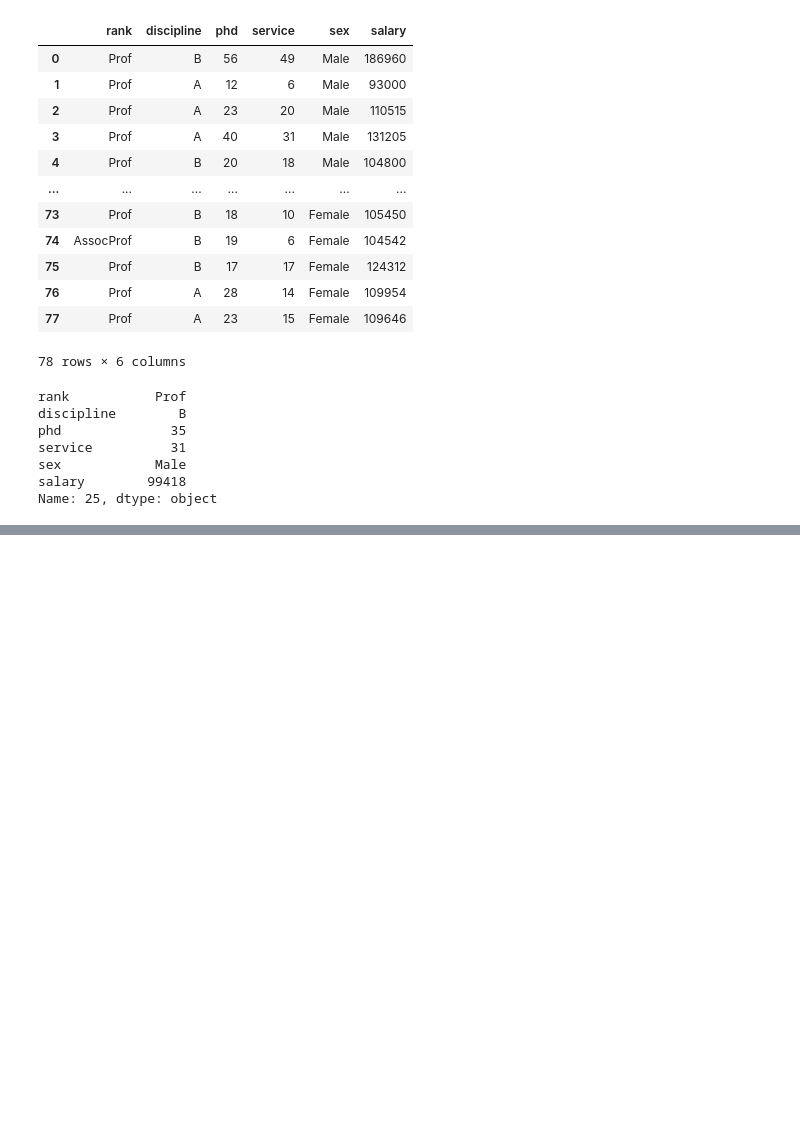
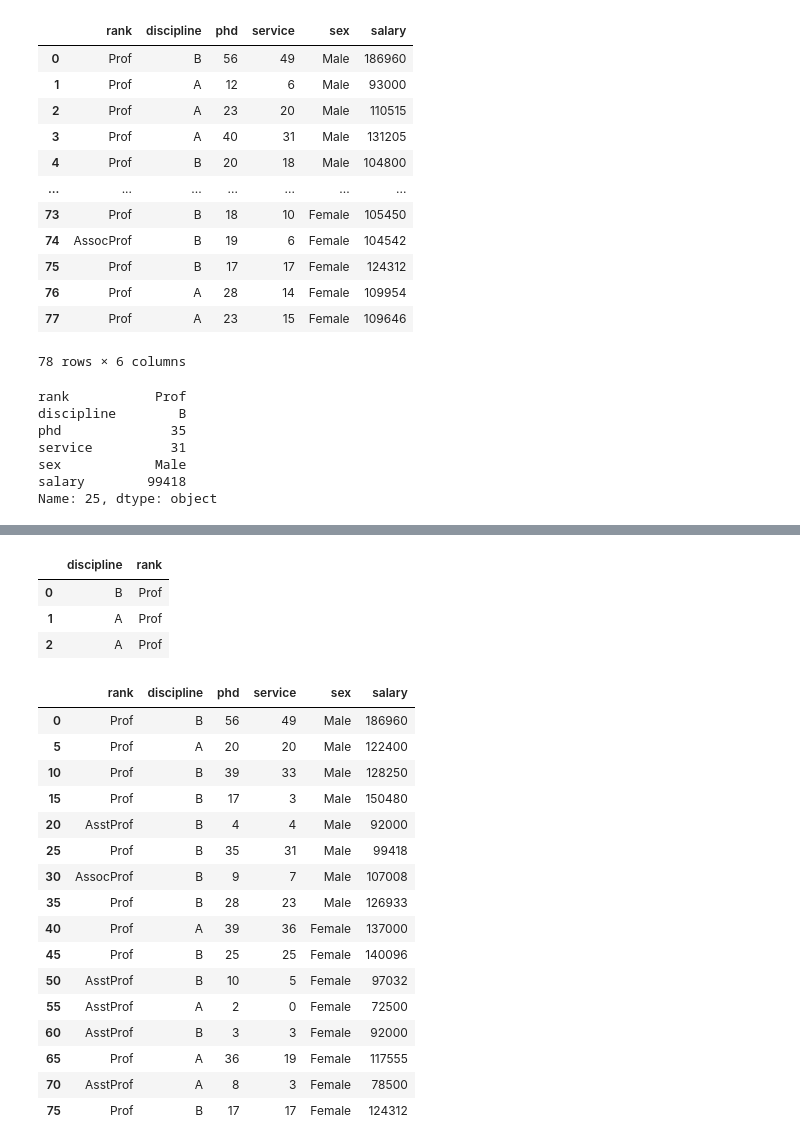
Before and after one commit to MohanPatil1/DS-And-DA-Practice, a Jupyter notebook: Pandas_introduction.ipynb, the cells around one changed output, grey strips where cells are left out. Saved outputs shown, nothing was run; the diff lists cells and outputs as text; code cells hidden in the pictures; blank space fills up the shorter version.

```diff
--- a/Pandas_introduction.ipynb
+++ b/Pandas_introduction.ipynb
@@ -531,0 +707,27 @@ Name: 25, dtype: object
+# %%
+df.loc[[0,1,2],['discipline','rank']]#without mentioning index no ,mention only column name /no need i
+# %% [output]
+|  | discipline | rank |
+| 0 | B | Prof |
+| 1 | A | Prof |
+| 2 | A | Prof |
+# %%
+df.iloc[::5]# increment with 5 step value
+# %% [output]
+|  | rank | discipline | phd | service | sex | salary |
+| 0 | Prof | B | 56 | 49 | Male | 186960 |
+| 5 | Prof | A | 20 | 20 | Male | 122400 |
+| 10 | Prof | B | 39 | 33 | Male | 128250 |
+| 15 | Prof | B | 17 | 3 | Male | 150480 |
+| 20 | AsstProf | B | 4 | 4 | Male | 92000 |
+| 25 | Prof | B | 35 | 31 | Male | 99418 |
+| 30 | AssocProf | B | 9 | 7 | Male | 107008 |
+| 35 | Prof | B | 28 | 23 | Male | 126933 |
+| 40 | Prof | A | 39 | 36 | Female | 137000 |
+| 45 | Prof | B | 25 | 25 | Female | 140096 |
+| 50 | AsstProf | B | 10 | 5 | Female | 97032 |
+| 55 | AsstProf | A | 2 | 0 | Female | 72500 |
+| 60 | AsstProf | B | 3 | 3 | Female | 92000 |
+| 65 | Prof | A | 36 | 19 | Female | 117555 |
+| 70 | AsstProf | A | 8 | 3 | Female | 78500 |
+| 75 | Prof | B | 17 | 17 | Female | 124312 |
```
Also changed, not shown: parts of 21 cells of this notebook.
